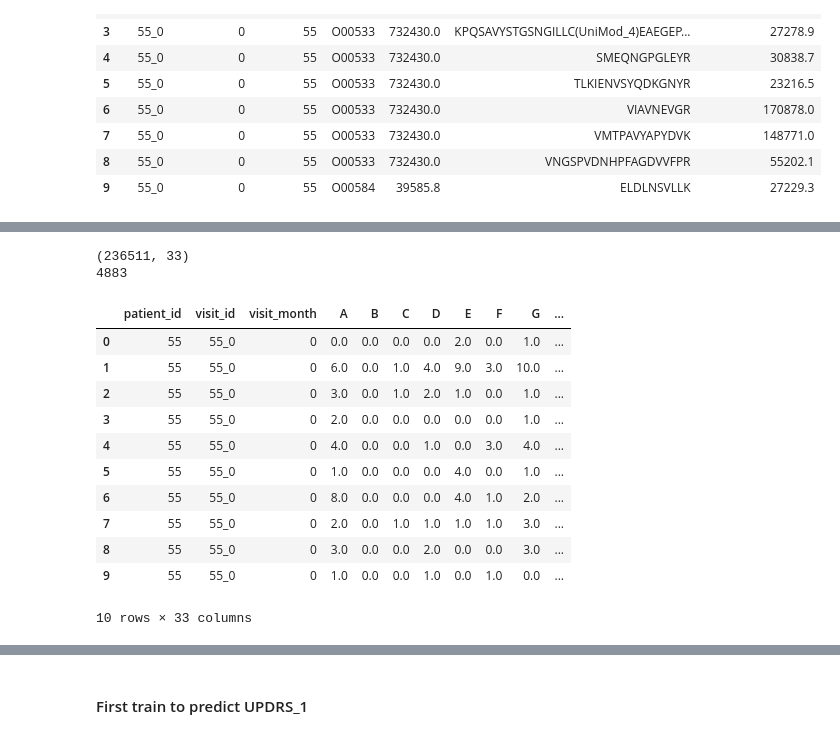
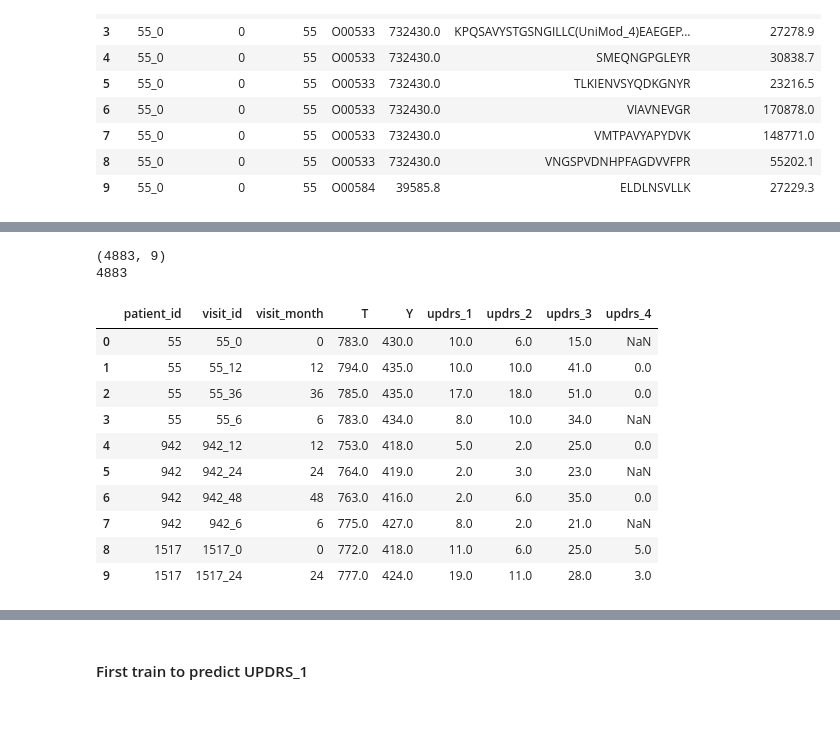
Before and after one commit to sumaniitm/AMP-parkinsons-disease-progression-prediction, a Jupyter notebook: parkinson-s-progression-prediction-no-proteins.ipynb, the cells around one changed output, grey strips where cells are left out. Saved outputs shown, nothing was run; the diff lists cells and outputs as text; code cells hidden in the pictures.

```diff
--- a/parkinson-s-progression-prediction-no-proteins.ipynb
+++ b/parkinson-s-progression-prediction-no-proteins.ipynb
@@ -168,11 +144,27 @@ pro_pep_join.head(10)
 # %%
+def remove_unimod(peptide_seqn):
+    return re.sub('[(UniMod_)0-9]+','',peptide_seqn)
+
+#print(remove_unimod('KPQSAVYSTGSNGILLC(UniMod_4)EAEGEPQPTIK'))
+
+pro_pep_join['Peptide'] = pro_pep_join['Peptide'].apply(remove_unimod)
+#pro_pep_join.head(10)
+
 def amino_acid_count(amino_seqn, amino_acid):
     return amino_seqn.count(amino_acid)
 
 vect_func = np.vectorize(amino_acid_count)
 
-for alph in ['A','B','C','D','E','F','G','H','I','J','K','L','M','N','O','P','Q','R','S','T','U','V','W','X','Y','Z']:
-    pro_pep_join[alph+'_count'] = vect_func(pro_pep_join['Peptide'], alph)
+"""for alph in ['A','B','C','D','E','F','G','H','I','J','K','L','M','N','O','P','Q','R','S','T','U','V','W','X','Y','Z']:
+    pro_pep_join[alph+'_count'] = vect_func(pro_pep_join['Peptide'], alph)"""
 
-pro_pep_join.head(10)
+pro_pep_join['T_count'] = vect_func(pro_pep_join['Peptide'], 'T')
+pro_pep_join['Y_count'] = vect_func(pro_pep_join['Peptide'], 'Y')
+
+#pro_pep_join.head(10)
+
+pro_pep_join_agg = pro_pep_join.groupby(['patient_id','visit_id','visit_month']).agg(T=('T_count', 'sum'),Y=('Y_count', 'sum'))\
+.reset_index(level=['patient_id','visit_id','visit_month'])
+
+pro_pep_join_agg.head(10)
 # %% [output]
@@ -191,17 +181,0 @@ pro_pep_join.head(10)
-# %%
-pro_pep_join_agg = pro_pep_join.groupby(['patient_id','visit_id','visit_month','UniProt']).agg(A=('A_count', 'sum'), B=('B_count', 'sum')\
-                                                                                              ,C=('C_count', 'sum'), D=('D_count', 'sum')\
-                                                                                              ,E=('E_count', 'sum'), F=('F_count', 'sum')\
-                                                                                              ,G=('G_count', 'sum'), H=('H_count', 'sum')\
-                                                                                              ,I=('I_count', 'sum'), J=('J_count', 'sum')\
-                                                                                              ,K=('K_count', 'sum'), L=('L_count', 'sum')\
-                                                                                              ,M=('M_count', 'sum'), N=('N_count', 'sum')\
-                                                                                              ,O=('O_count', 'sum'), P=('P_count', 'sum')\
-                                                                                              ,Q=('Q_count', 'sum'), R=('R_count', 'sum')\
-                                                                                              ,S=('S_count', 'sum'), T=('T_count', 'sum')\
-                                                                                              ,U=('U_count', 'sum'), V=('V_count', 'sum')\
-                                                                                              ,W=('W_count', 'sum'), X=('X_count', 'sum')\
-                                                                                              ,Y=('Y_count', 'sum'), Z=('Z_count', 'sum'))\
-.reset_index(level=['patient_id','visit_id','visit_month','UniProt'])
-
-pro_pep_join_agg.head(10)
@@ -221,33 +182,32 @@ pro_pep_join_agg.head(10)
 # %%
 full_training_data = pd.merge(pro_pep_join_agg, clinical_data, on=['patient_id','visit_id','visit_month'], how='outer')
 #full_training_data = full_training_data.drop(columns=['UniProt','Peptide','NPX','PeptideAbundance'])
 
 #full_training_data['NPX_inverse'] = 1/full_training_data['NPX']
 #full_training_data['PeptideAbundance_inverse'] = 1/full_training_data['PeptideAbundance']
 
-full_training_data = full_training_data.drop(columns=['UniProt'])
+#full_training_data = full_training_data.drop(columns=['UniProt'])
 
 print(full_training_data.shape)
 print(full_training_data.visit_id.nunique())
 
 del pro_pep_join, clinical_data
 gc.collect()
 
 full_training_data.head(10)
 # %% [output]
-(236511, 33)
+(4883, 9)
 4883
-|  | patient_id | visit_id | visit_month | A | B | C | D | E | F | G | ... |
-| 0 | 55 | 55_0 | 0 | 0.0 | 0.0 | 0.0 | 0.0 | 2.0 | 0.0 | 1.0 | ... |
-| 1 | 55 | 55_0 | 0 | 6.0 | 0.0 | 1.0 | 4.0 | 9.0 | 3.0 | 10.0 | ... |
-| 2 | 55 | 55_0 | 0 | 3.0 | 0.0 | 1.0 | 2.0 | 1.0 | 0.0 | 1.0 | ... |
-| 3 | 55 | 55_0 | 0 | 2.0 | 0.0 | 0.0 | 0.0 | 0.0 | 0.0 | 1.0 | ... |
-| 4 | 55 | 55_0 | 0 | 4.0 | 0.0 | 0.0 | 1.0 | 0.0 | 3.0 | 4.0 | ... |
-| 5 | 55 | 55_0 | 0 | 1.0 | 0.0 | 0.0 | 0.0 | 4.0 | 0.0 | 1.0 | ... |
-| 6 | 55 | 55_0 | 0 | 8.0 | 0.0 | 0.0 | 0.0 | 4.0 | 1.0 | 2.0 | ... |
-| 7 | 55 | 55_0 | 0 | 2.0 | 0.0 | 1.0 | 1.0 | 1.0 | 1.0 | 3.0 | ... |
-| 8 | 55 | 55_0 | 0 | 3.0 | 0.0 | 0.0 | 2.0 | 0.0 | 0.0 | 3.0 | ... |
-| 9 | 55 | 55_0 | 0 | 1.0 | 0.0 | 0.0 | 1.0 | 0.0 | 1.0 | 0.0 | ... |
+|  | patient_id | visit_id | visit_month | T | Y | updrs_1 | updrs_2 | updrs_3 | updrs_4 |
+| 0 | 55 | 55_0 | 0 | 783.0 | 430.0 | 10.0 | 6.0 | 15.0 | NaN |
+| 1 | 55 | 55_12 | 12 | 794.0 | 435.0 | 10.0 | 10.0 | 41.0 | 0.0 |
+| 2 | 55 | 55_36 | 36 | 785.0 | 435.0 | 17.0 | 18.0 | 51.0 | 0.0 |
+| 3 | 55 | 55_6 | 6 | 783.0 | 434.0 | 8.0 | 10.0 | 34.0 | NaN |
+| 4 | 942 | 942_12 | 12 | 753.0 | 418.0 | 5.0 | 2.0 | 25.0 | 0.0 |
+| 5 | 942 | 942_24 | 24 | 764.0 | 419.0 | 2.0 | 3.0 | 23.0 | NaN |
+| 6 | 942 | 942_48 | 48 | 763.0 | 416.0 | 2.0 | 6.0 | 35.0 | 0.0 |
+| 7 | 942 | 942_6 | 6 | 775.0 | 427.0 | 8.0 | 2.0 | 21.0 | NaN |
+| 8 | 1517 | 1517_0 | 0 | 772.0 | 418.0 | 11.0 | 6.0 | 25.0 | 5.0 |
+| 9 | 1517 | 1517_24 | 24 | 777.0 | 424.0 | 19.0 | 11.0 | 28.0 | 3.0 |
-10 rows × 33 columns
 # %%
 #columns_to_remove_nan_from = ['updrs_1','updrs_2','updrs_3','updrs_4']
```
Also changed, not shown: parts of 17 cells of this notebook.
